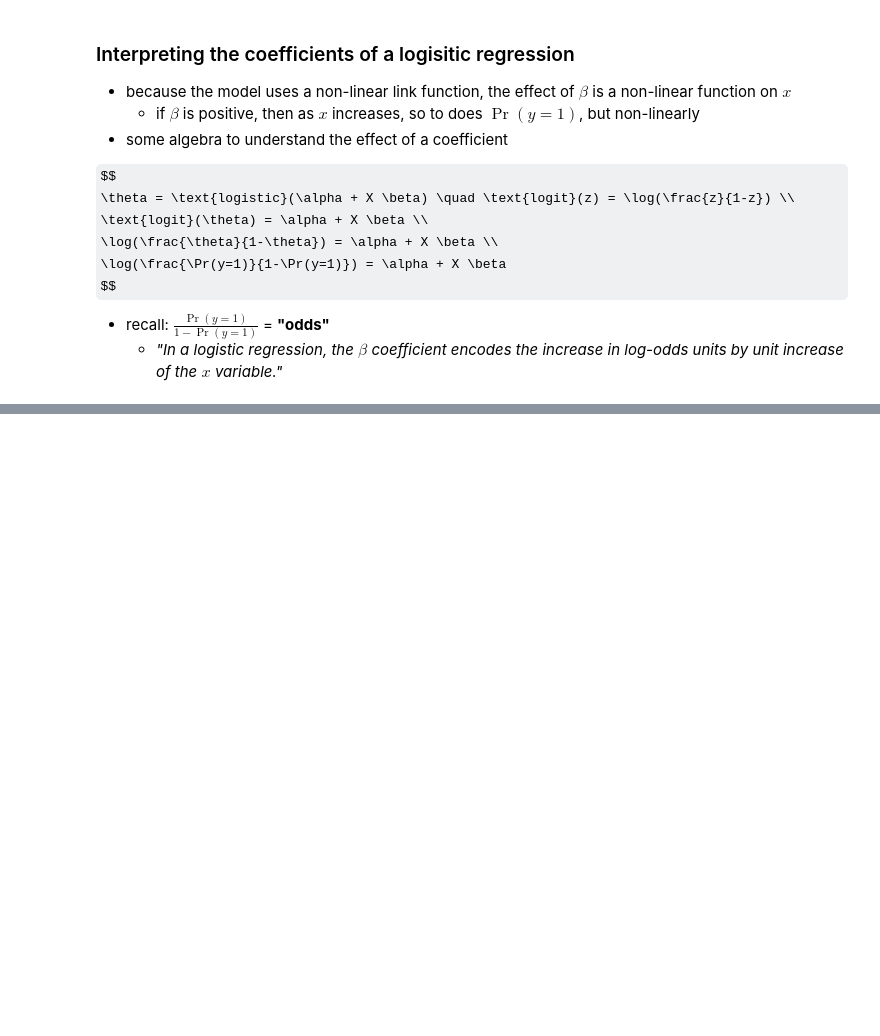
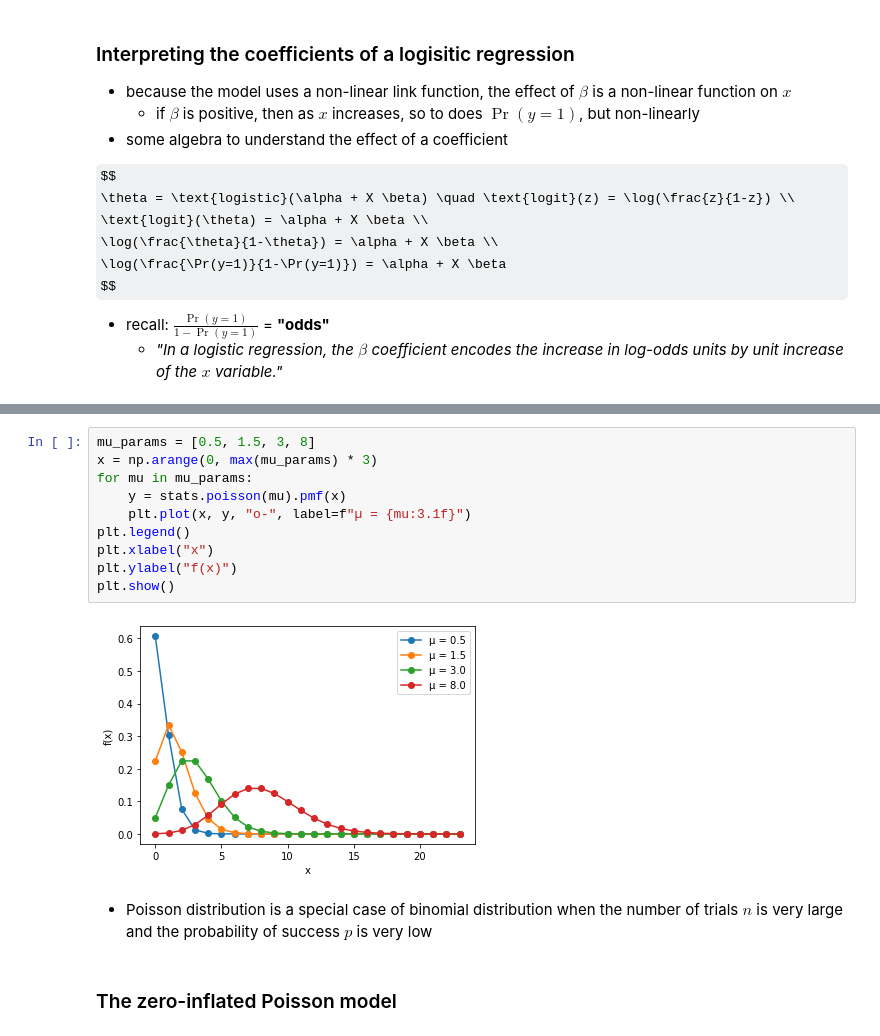
Before and after one commit to jhrcook/bayesian-analysis-with-python_e2, a Jupyter notebook: 04_generalized-linear-models.ipynb, the cells around one changed output, grey strips where cells are left out. Cells and saved outputs as stored; diff of their text form; some formulas as TeX source; blank space fills up the shorter version.

```diff
--- a/04_generalized-linear-models.ipynb
+++ b/04_generalized-linear-models.ipynb
@@ -209,0 +301,16 @@ $$
+# %%
+mu_params = [0.5, 1.5, 3, 8]
+x = np.arange(0, max(mu_params) * 3)
+for mu in mu_params:
+    y = stats.poisson(mu).pmf(x)
+    plt.plot(x, y, "o-", label=f"µ = {mu:3.1f}")
+plt.legend()
+plt.xlabel("x")
+plt.ylabel("f(x)")
+plt.show()
+# %% [output]
+[figure, added]
+# %% [markdown]
+- Poisson distribution is a special case of binomial distribution when the number of trials $n$ is very large and the probability of success $p$ is very low
+# %% [markdown]
+### The zero-inflated Poisson model
```
Also changed, not shown: parts of 20 cells of this notebook, 9 other files.
